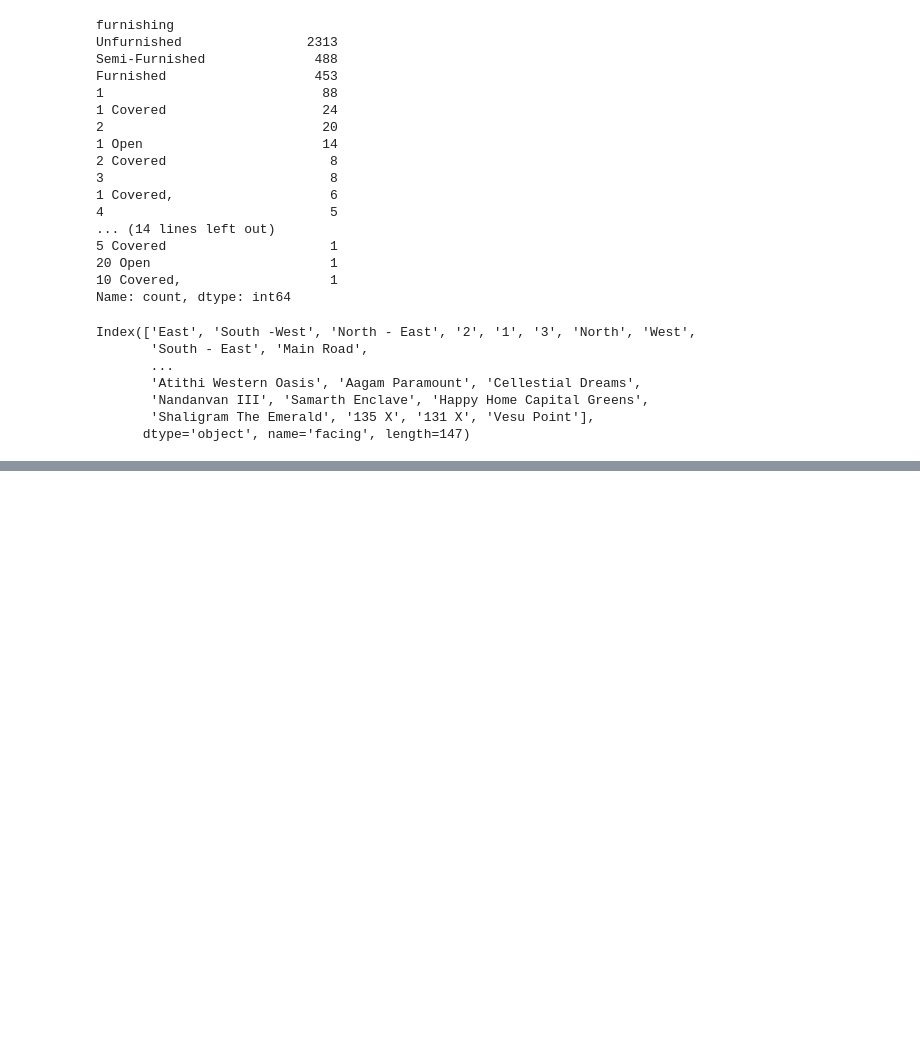
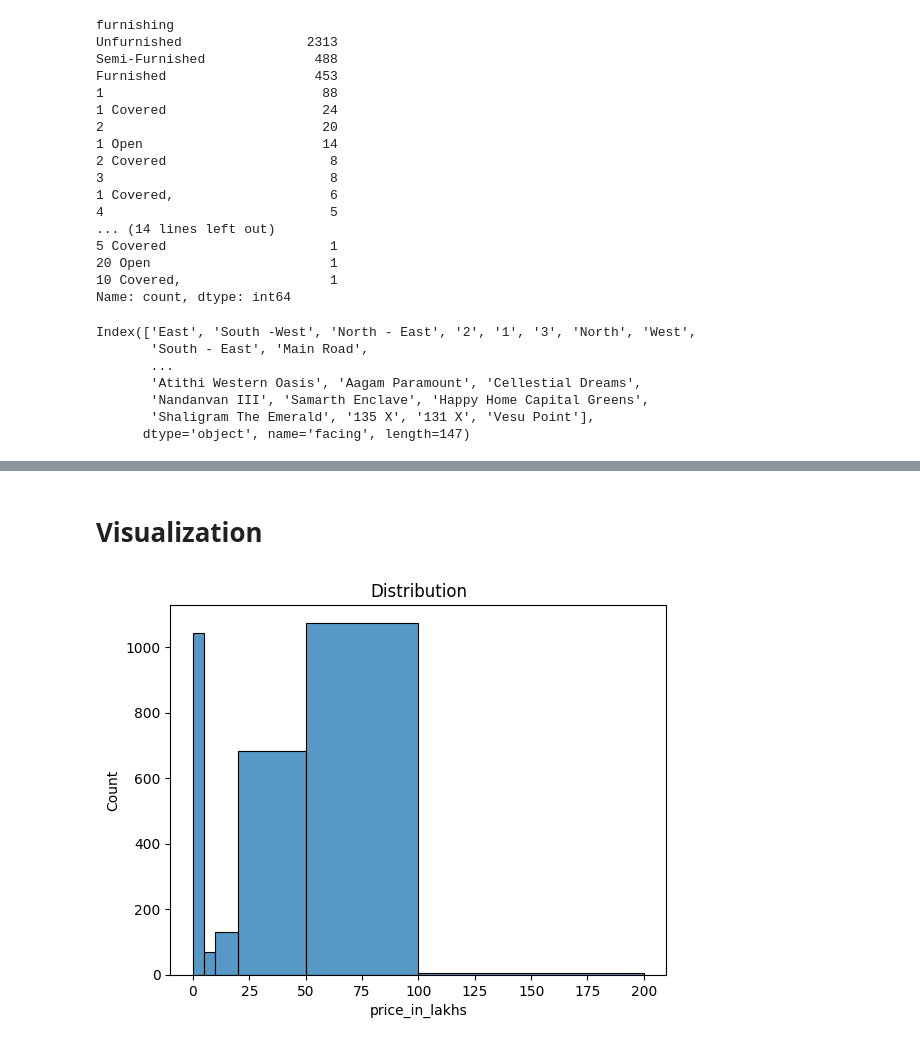
Before and after one commit to TalJa1/dc_practice, a Jupyter notebook: learning/EDA.ipynb, the cells around one changed output, grey strips where cells are left out. Cells and saved outputs as stored; diff of their text form; code cells hidden in the pictures; blank space fills up the shorter version.

```diff
--- a/learning/EDA.ipynb
+++ b/learning/EDA.ipynb
@@ -205,4 +205,4 @@ df.head(2)
 # %%
 df = df.dropna(subset=['price_per_sqft'])
 # %%
-df['square_feet'].apply(lambda x: int(x.split(' ')[0].replace(',','')))
+df['square_feet'] = df['square_feet'].apply(lambda x: int(x.split(' ')[0].replace(',','')))
@@ -221,0 +209,2 @@ Name: square_feet, Length: 3004, dtype: object
+# %%
+df['price_in_lakhs'] = df['price'].apply(lambda x: float(x.split(' ')[0].replace('₹','')))
@@ -221,0 +217,11 @@ Name: square_feet, Length: 3004, dtype: object
+# %%
+df = df.drop('price', axis=1)
+# %% [markdown]
+# Visualization
+# %%
+plt.Figure(figsize=(6, 4))
+sns.histplot(df["price_in_lakhs"], bins=[0, 5, 10, 20, 50, 100, 200])
+plt.title('Distribution')
+plt.show()
+# %% [output]
+[figure, added]
```
Also changed, not shown: parts of 3 cells of this notebook.
